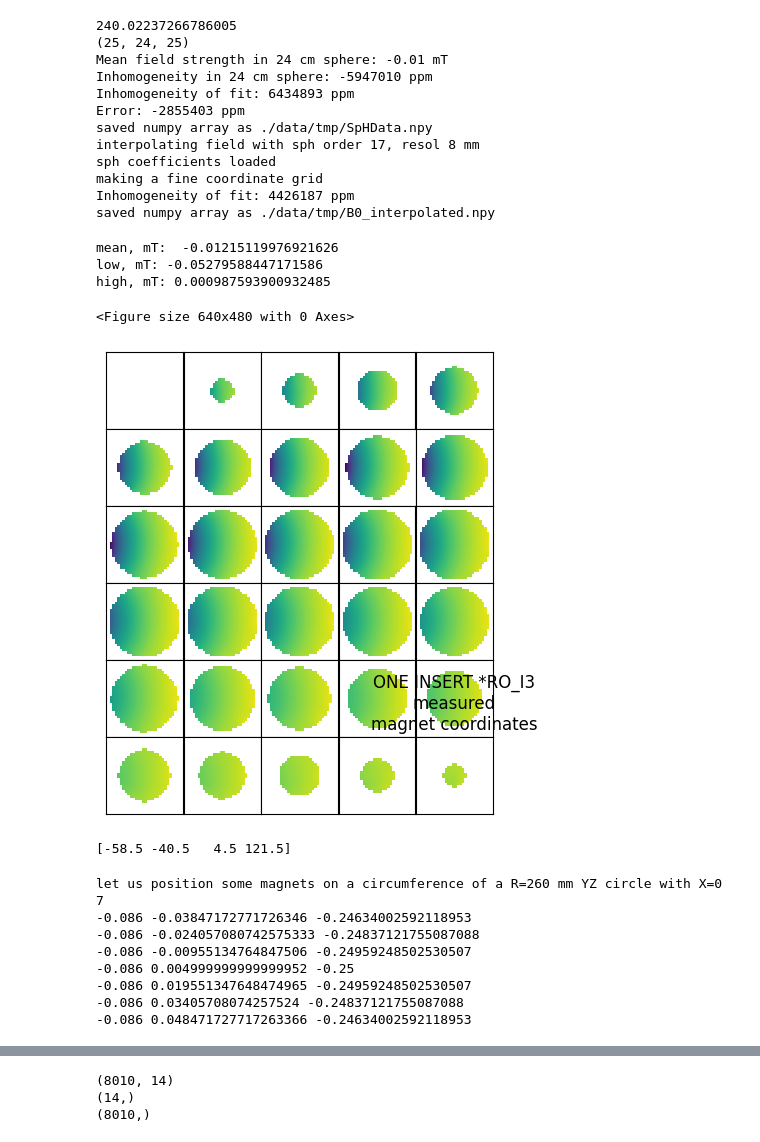
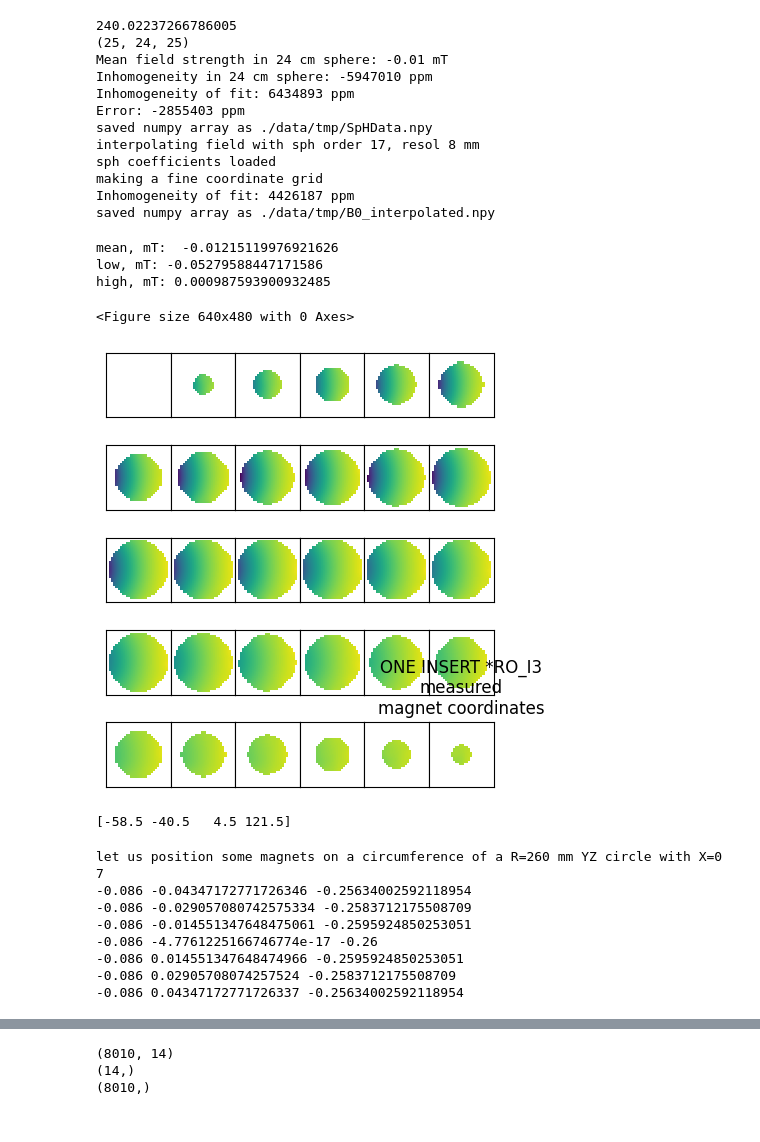
Before and after one commit to rst030/cosi-measure, a Jupyter notebook: Software/COSI2/test_ONEINSERT.ipynb, the cells around one changed output, grey strips where cells are left out. Cells and saved outputs as stored; diff of their text form; code cells hidden in the pictures.

```diff
--- a/Software/COSI2/test_ONEINSERT.ipynb
+++ b/Software/COSI2/test_ONEINSERT.ipynb
@@ -128,36 +127,36 @@ saved numpy array as ./data/tmp/B0_interpolated.npy
 # %%
 # ONE MAGNET field (interpolated)
 # save initial field as 2d plots
 from matplotlib import pyplot as plt
 plt.figure(0)
 
-fig, axes = plt.subplots(nrows=6, ncols=5, figsize=(5, 6))
+fig, axes = plt.subplots(nrows=5, ncols=6, figsize=(5, 6))
 
 xvals = b0map_oneinsert.xDim_SPH_fine
 FieldMeasured = b0map_oneinsert.interpolatedField# - b0map_noinsert.interpolatedField
 
 print('mean, mT: ',np.nanmean(FieldMeasured))
 print('low, mT:',np.nanmin(FieldMeasured),'\nhigh, mT:',np.nanmax(FieldMeasured))
 
 for i in range(5):
     for j in range(6):
-        xxx = axes[j,i].imshow(FieldMeasured[i+j*5,:,:],clim=[np.nanmin(FieldMeasured),np.nanmax(FieldMeasured)],origin = 'lower')
-        axes[j,i].xaxis.set_visible(False)
-        axes[j,i].yaxis.set_visible(False)
+        xxx = axes[i,j].imshow(FieldMeasured[i*6+j,:,:],clim=[np.nanmin(FieldMeasured),np.nanmax(FieldMeasured)],origin = 'lower')
+        axes[i,j].xaxis.set_visible(False)
+        axes[i,j].yaxis.set_visible(False)
 
 plt.subplots_adjust(wspace=0, hspace=0)
 plt.title('ONE INSERT *RO_I3\nmeasured\nmagnet coordinates')
 
 plt.savefig('./pics/ONEISNERT_FIELD.png',format="png")
 plt.savefig('./pics/ONEINSERT_FIELD.pdf',format="pdf")
 #plt.colorbar(mappable=xxx)
 plt.show()
 # %% [output]
 mean, mT:  -0.01215119976921626
 low, mT: -0.05279588447171586
 high, mT: 0.000987593900932485
 <Figure size 640x480 with 0 Axes>
-[figure, old version]
+[figure, new version]
 # %%
 
 #??? lets generate a shim field of one insert.
@@ -222,19 +221,19 @@ print(len(positions))
 
 for pos in positions:
     pos[0]=-86e-3
-    pos[1]+=5e-3
-    pos[2]+=10e-3
+    pos[1]+=0e-3
+    pos[2]+=0e-3
     print(pos[0],pos[1],pos[2])
 # %% [output]
 let us position some magnets on a circumference of a R=260 mm YZ circle with X=0
 7
--0.086 -0.03847172771726346 -0.24634002592118953
--0.086 -0.024057080742575333 -0.24837121755087088
--0.086 -0.00955134764847506 -0.24959248502530507
--0.086 0.004999999999999952 -0.25
--0.086 0.019551347648474965 -0.24959248502530507
--0.086 0.03405708074257524 -0.24837121755087088
--0.086 0.048471727717263366 -0.24634002592118953
+-0.086 -0.04347172771726346 -0.25634002592118954
+-0.086 -0.029057080742575334 -0.2583712175508709
+-0.086 -0.014551347648475061 -0.2595924850253051
+-0.086 -4.7761225166746774e-17 -0.26
+-0.086 0.014551347648474966 -0.2595924850253051
+-0.086 0.02905708074257524 -0.2583712175508709
+-0.086 0.04347172771726337 -0.25634002592118954
 # %%
 
 import matplotlib.pyplot as plt
```
Also changed, not shown: parts of 17 cells of this notebook, 21 other files.
